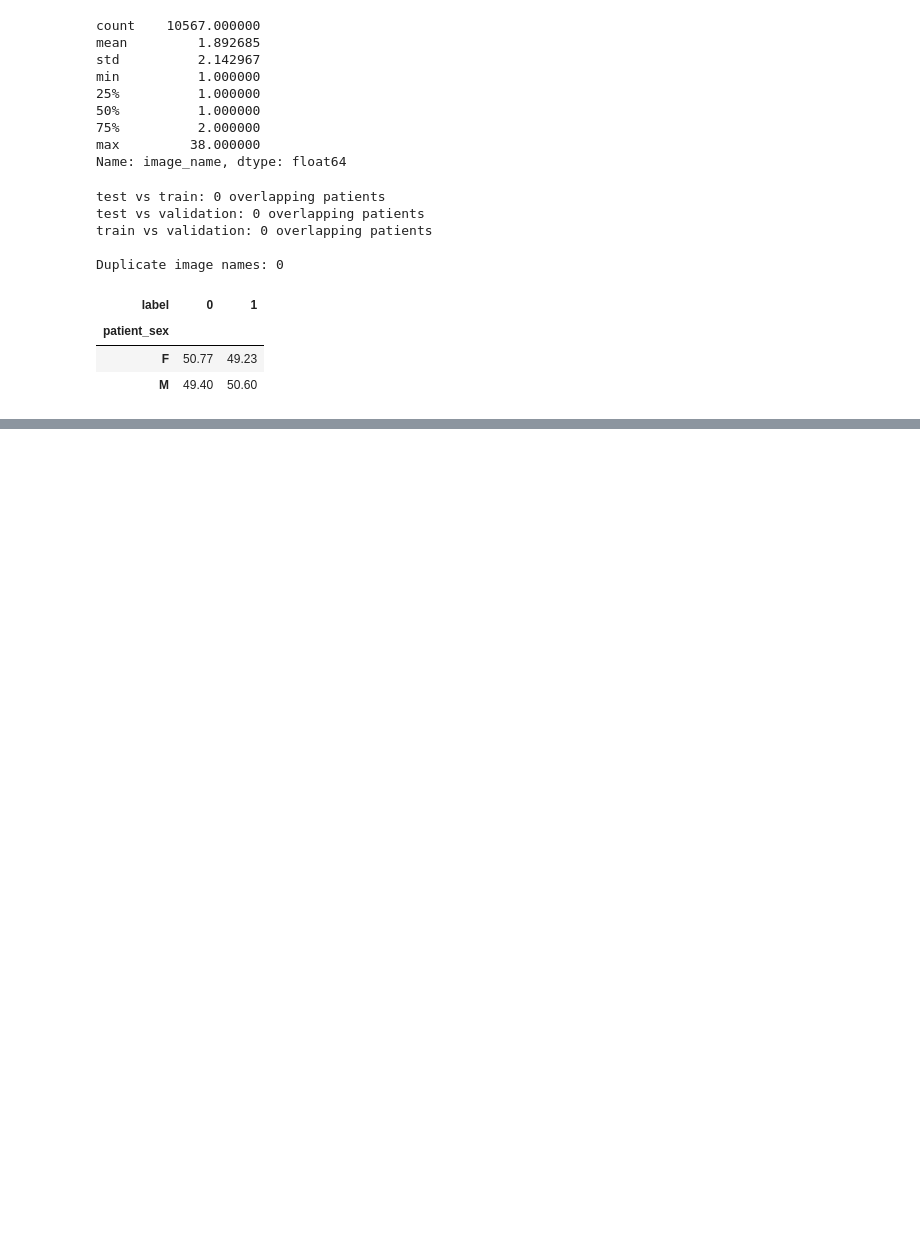
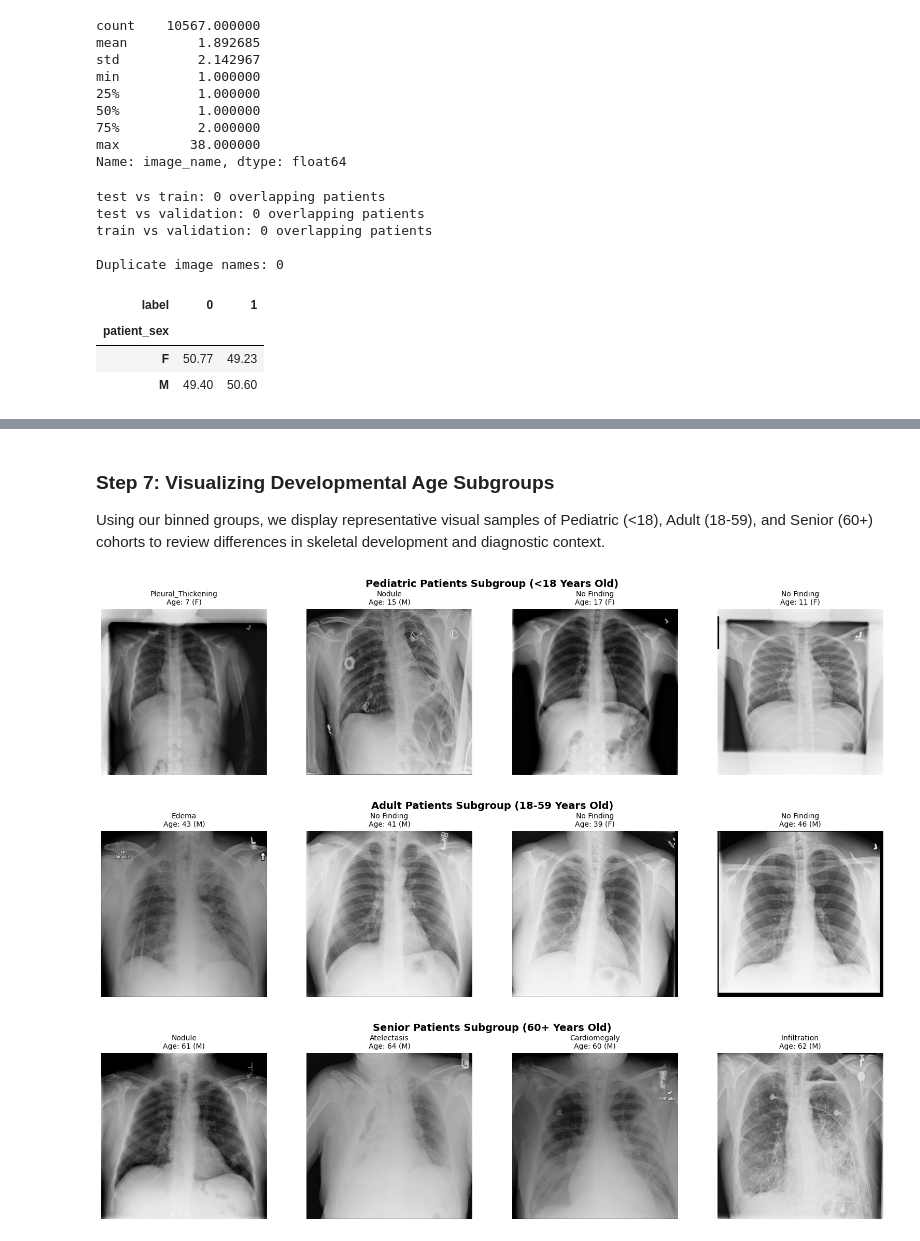
Before and after one commit to tarek0026/Reliable-Chest-X-Ray-AI, a Jupyter notebook: notebooks/02_EDA_20k.ipynb, the cells around one changed output, grey strips where cells are left out. Drawn from its saved outputs; the diff is of its cells as text; code cells hidden in the pictures; blank space fills up the shorter version.

```diff
--- a/notebooks/02_EDA_20k.ipynb
+++ b/notebooks/02_EDA_20k.ipynb
@@ -215,0 +467,41 @@ pd.crosstab(
+# %% [markdown]
+### Step 7: Visualizing Developmental Age Subgroups
+Using our binned groups, we display representative visual samples of Pediatric (<18), Adult (18-59), and Senior (60+) cohorts to review differences in skeletal development and diagnostic context.
+# %%
+# 3. Subgroup Classification: Age Groups (Pediatric vs. Adult vs. Senior)
+if 'existing_df' in locals() and len(existing_df) > 0:
+    # Define subsets
+    pediatric_subset = existing_df[existing_df['Age_Group'] == 'Pediatric (<18)']
+    adult_subset = existing_df[existing_df['Age_Group'] == 'Adult (18-59)']
+    senior_subset = existing_df[existing_df['Age_Group'] == 'Senior (60+)']
+
+    # Display Pediatric subgroup
+    if len(pediatric_subset) >= 4:
+        p_samples = pediatric_subset.sample(n=4, random_state=RANDOM_SEED)
+        display_image_grid(
+            p_samples['Full_Path'].tolist(),
+            [f"{r['Finding Labels'].split('|')[0]}\nAge: {r['Patient Age']} ({r['Patient Sex']})" for _, r in p_samples.iterrows()],
+            cols=4, rows=1, grid_title="Pediatric Patients Subgroup (<18 Years Old)"
+        )
+
+    # Display Adult subgroup
+    if len(adult_subset) >= 4:
+        a_samples = adult_subset.sample(n=4, random_state=RANDOM_SEED)
+        display_image_grid(
+            a_samples['Full_Path'].tolist(),
+            [f"{r['Finding Labels'].split('|')[0]}\nAge: {r['Patient Age']} ({r['Patient Sex']})" for _, r in a_samples.iterrows()],
+            cols=4, rows=1, grid_title="Adult Patients Subgroup (18-59 Years Old)"
+        )
+
+    # Display Senior subgroup
+    if len(senior_subset) >= 4:
+        s_samples = senior_subset.sample(n=4, random_state=RANDOM_SEED)
+        display_image_grid(
+            s_samples['Full_Path'].tolist(),
+            [f"{r['Finding Labels'].split('|')[0]}\nAge: {r['Patient Age']} ({r['Patient Sex']})" for _, r in s_samples.iterrows()],
+            cols=4, rows=1, grid_title="Senior Patients Subgroup (60+ Years Old)"
+        )
+# %% [output]
+[figure, added]
+[figure, added]
+[figure, added]
```
Also changed, not shown: parts of 16 cells of this notebook.
